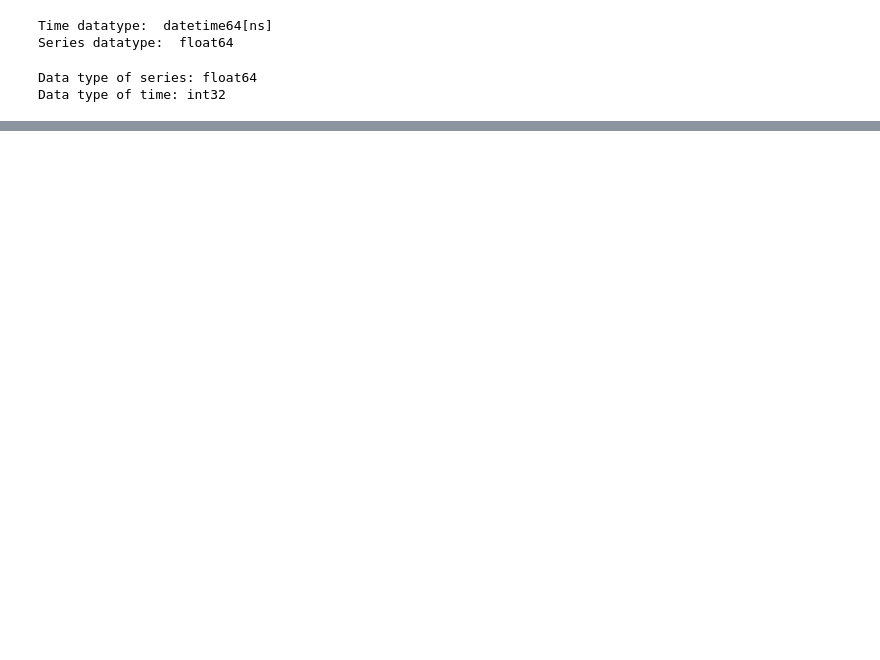
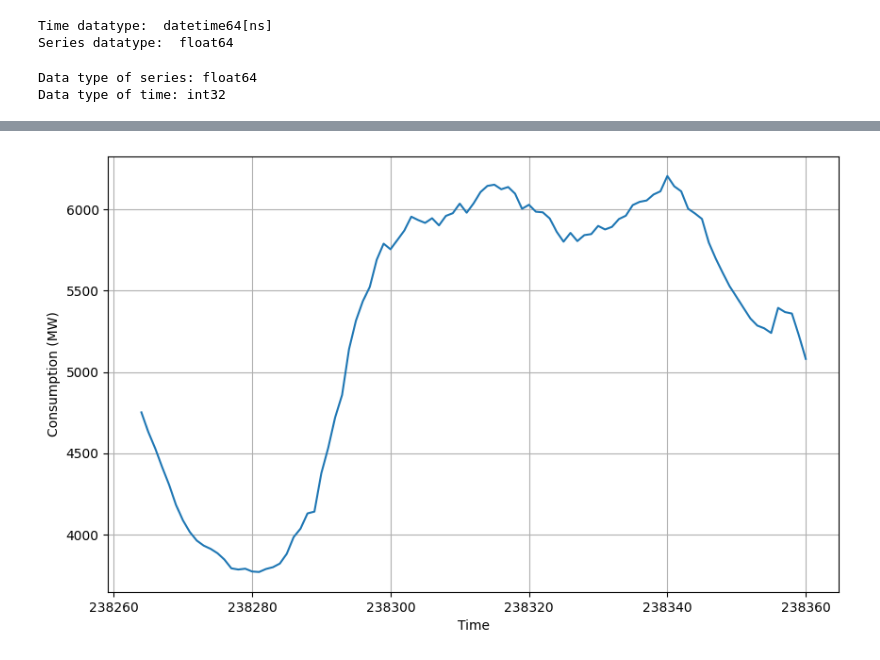
Before and after one commit to Mcrash01/GreenAI, a Jupyter notebook: city_consumption_arima.ipynb, the cells around one changed output, grey strips where cells are left out. Cells and saved outputs as stored; diff of their text form; code cells hidden in the pictures; blank space fills up the shorter version.

```diff
--- a/city_consumption_arima.ipynb
+++ b/city_consumption_arima.ipynb
@@ -215,0 +243,9 @@ plot_series(time[200000:len(series)], predictions, xlabel='Time', ylabel='Consum
+# %%
+# get the next 24 hours of predictions (time step of the data is 15 minutes)
+predictions = model_fit.predict(start=len(series)-24*4, end=len(series))
+predictions_time = np.array(range(len(series)-24*4-1, len(series)))
+
+# plot predictions
+plot_series(predictions_time, predictions, xlabel='Time', ylabel='Consumption (MW)')
+# %% [output]
+[figure, added]
```
Also changed, not shown: parts of 11 cells of this notebook, 1 other file.
